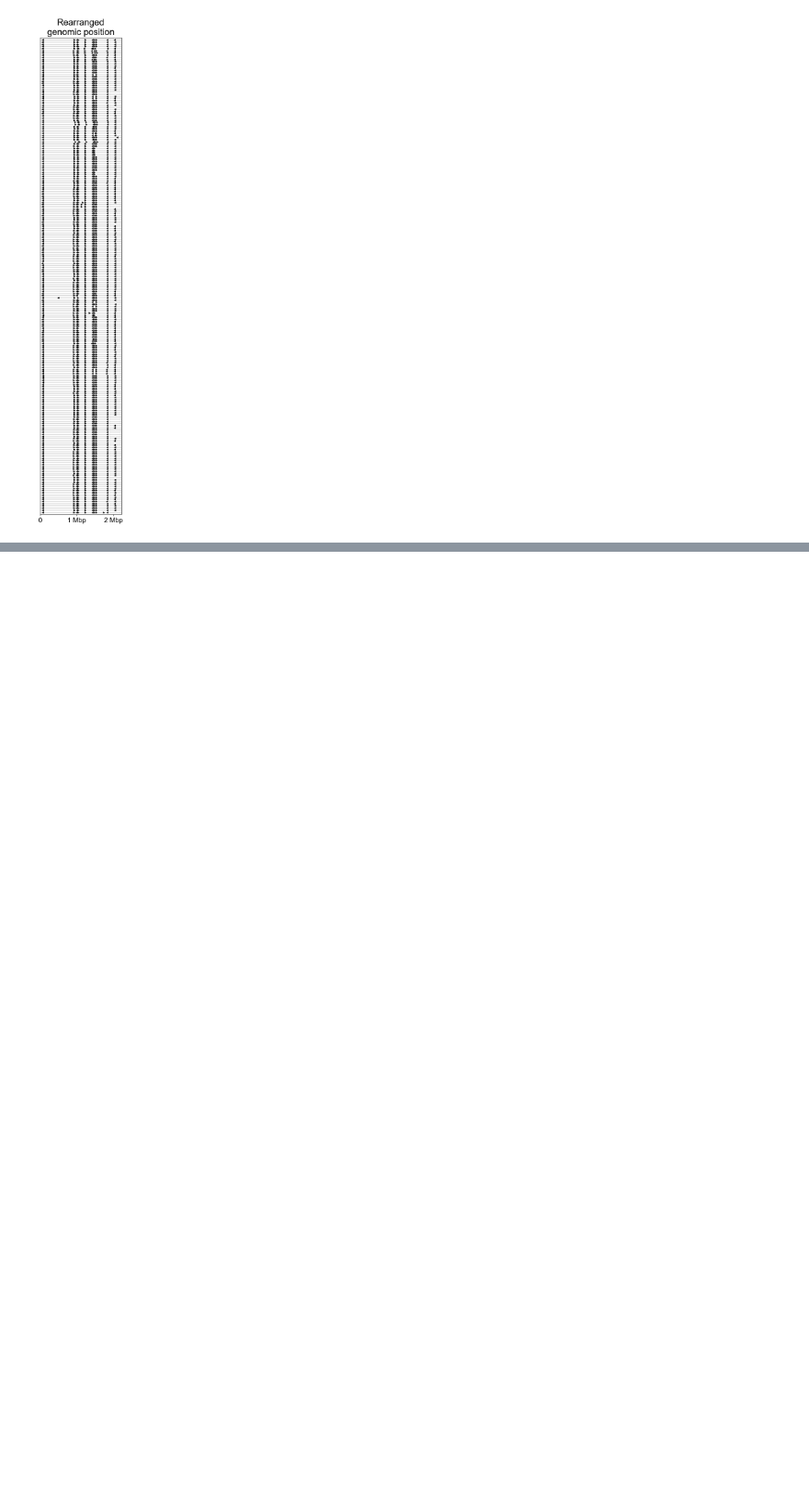
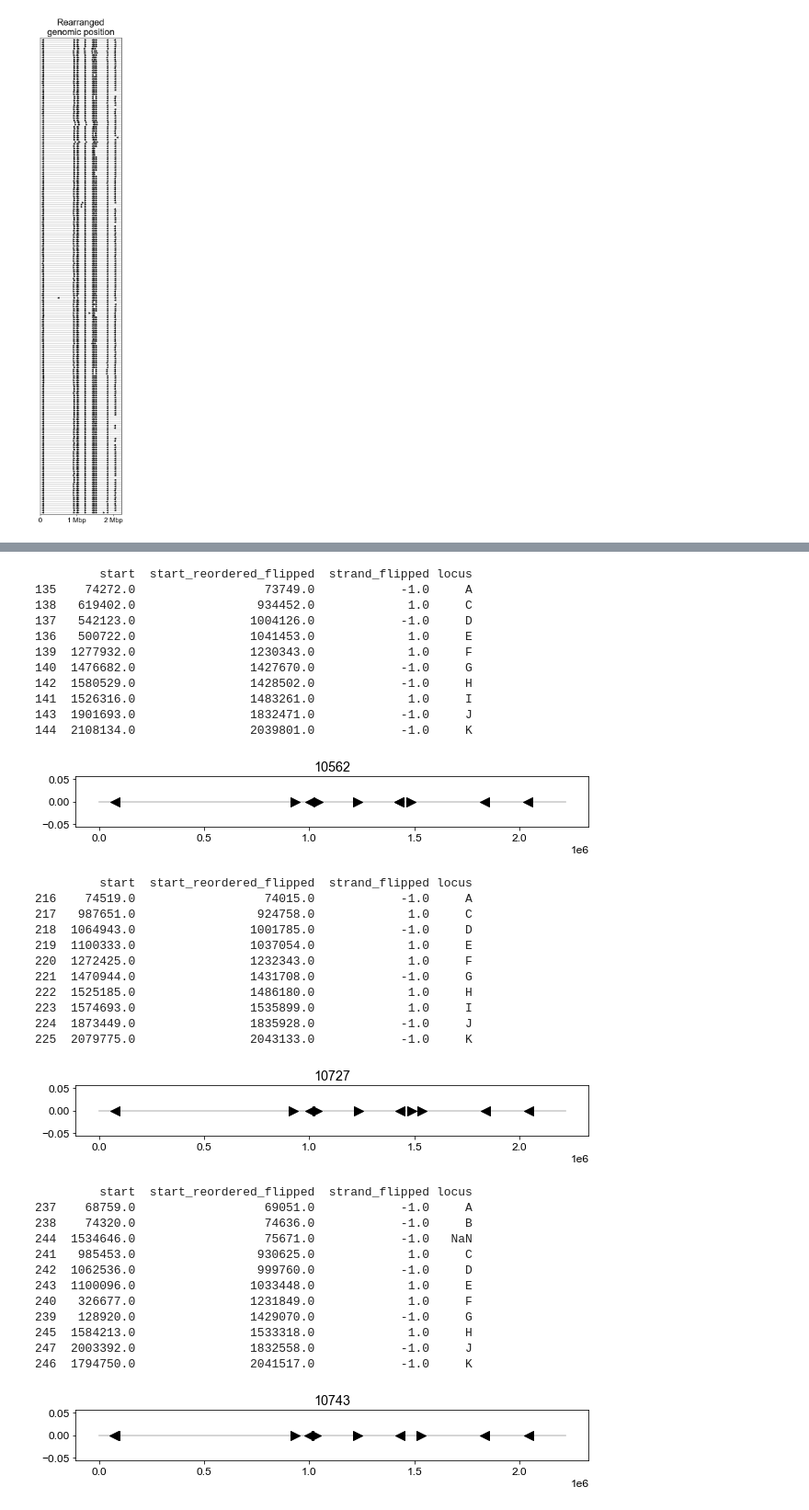
Before and after one commit to qinqin-yu/gonococcus_opa_diversity, a Jupyter notebook: opa_diversity_snakemake/workflow/notebooks/phylogeny_annotations.ipynb, the cells around one changed output, grey strips where cells are left out. Shown: that part at 92% size. Cells and saved outputs as stored; diff of their text form; code cells hidden in the pictures; blank space fills up the shorter version.

```diff
--- a/opa_diversity_snakemake/workflow/notebooks/phylogeny_annotations.ipynb
+++ b/opa_diversity_snakemake/workflow/notebooks/phylogeny_annotations.ipynb
@@ -94,0 +129,75 @@ plt.show()
+# %%
+# Pulling out specific isolates of interest
+df = metadata[metadata['strain']=='10562']
+print(df[['start', 'start_reordered_flipped', 'strand_flipped', 'locus']])
+plt.figure(figsize = (10, 1), frameon = False)
+for strand, df2 in df.groupby('strand_flipped'):
+    plt.plot([0, 2.219*10**6], [0,0], color = 'lightgrey')
+    if strand == 1:
+        plt.scatter(df2['start_reordered_flipped'], [0]*len(df2), color = 'k', marker = '>', s = 100, zorder = 20, alpha = 1)
+    if strand == -1:
+        plt.scatter(df2['start_reordered_flipped'], [0]*len(df2), color = 'k', marker = '<', s = 100, zorder = 20, alpha = 1)
+plt.title('10562')
+plt.show()
+
+df = metadata[metadata['strain']=='10727']
+print(df[['start', 'start_reordered_flipped', 'strand_flipped', 'locus']])
+plt.figure(figsize = (10, 1), frameon = False)
+for strand, df2 in df.groupby('strand_flipped'):
+    plt.plot([0, 2.219*10**6], [0,0], color = 'lightgrey')
+    if strand == 1:
+        plt.scatter(df2['start_reordered_flipped'], [0]*len(df2), color = 'k', marker = '>', s = 100, zorder = 20, alpha = 1)
+    if strand == -1:
+        plt.scatter(df2['start_reordered_flipped'], [0]*len(df2), color = 'k', marker = '<', s = 100, zorder = 20, alpha = 1)
+plt.title('10727')
+plt.show()
+
+df = metadata[metadata['strain']=='10743']
+print(df[['start', 'start_reordered_flipped', 'strand_flipped', 'locus']])
+plt.figure(figsize = (10, 1), frameon = False)
+for strand, df2 in df.groupby('strand_flipped'):
+    plt.plot([0, 2.219*10**6], [0,0], color = 'lightgrey')
+    if strand == 1:
+        plt.scatter(df2['start_reordered_flipped'], [0]*len(df2), color = 'k', marker = '>', s = 100, zorder = 20, alpha = 1)
+    if strand == -1:
+        plt.scatter(df2['start_reordered_flipped'], [0]*len(df2), color = 'k', marker = '<', s = 100, zorder = 20, alpha = 1)
+plt.title('10743')
+plt.show()
+# %% [output]
+         start  start_reordered_flipped  strand_flipped locus
+135    74272.0                  73749.0            -1.0     A
+138   619402.0                 934452.0             1.0     C
+137   542123.0                1004126.0            -1.0     D
+136   500722.0                1041453.0             1.0     E
+139  1277932.0                1230343.0             1.0     F
+140  1476682.0                1427670.0            -1.0     G
+142  1580529.0                1428502.0            -1.0     H
+141  1526316.0                1483261.0             1.0     I
+143  1901693.0                1832471.0            -1.0     J
+144  2108134.0                2039801.0            -1.0     K
+[figure, added]
+         start  start_reordered_flipped  strand_flipped locus
+216    74519.0                  74015.0            -1.0     A
+217   987651.0                 924758.0             1.0     C
+218  1064943.0                1001785.0            -1.0     D
+219  1100333.0                1037054.0             1.0     E
+220  1272425.0                1232343.0             1.0     F
+221  1470944.0                1431708.0            -1.0     G
+222  1525185.0                1486180.0             1.0     H
+223  1574693.0                1535899.0             1.0     I
+224  1873449.0                1835928.0            -1.0     J
+225  2079775.0                2043133.0            -1.0     K
+[figure, added]
+         start  start_reordered_flipped  strand_flipped locus
+237    68759.0                  69051.0            -1.0     A
+238    74320.0                  74636.0            -1.0     B
+244  1534646.0                  75671.0            -1.0   NaN
+241   985453.0                 930625.0             1.0     C
+242  1062536.0                 999760.0            -1.0     D
+243  1100096.0                1033448.0             1.0     E
+240   326677.0                1231849.0             1.0     F
+239   128920.0                1429070.0            -1.0     G
+245  1584213.0                1533318.0             1.0     H
+247  2003392.0                1832558.0            -1.0     J
+246  1794750.0                2041517.0            -1.0     K
+[figure, added]
```
Also changed, not shown: parts of 1 cell of this notebook.
